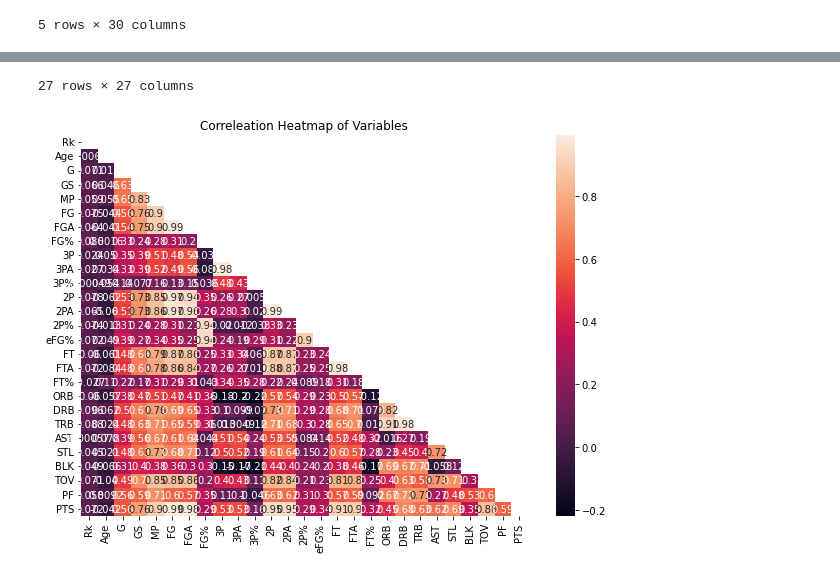
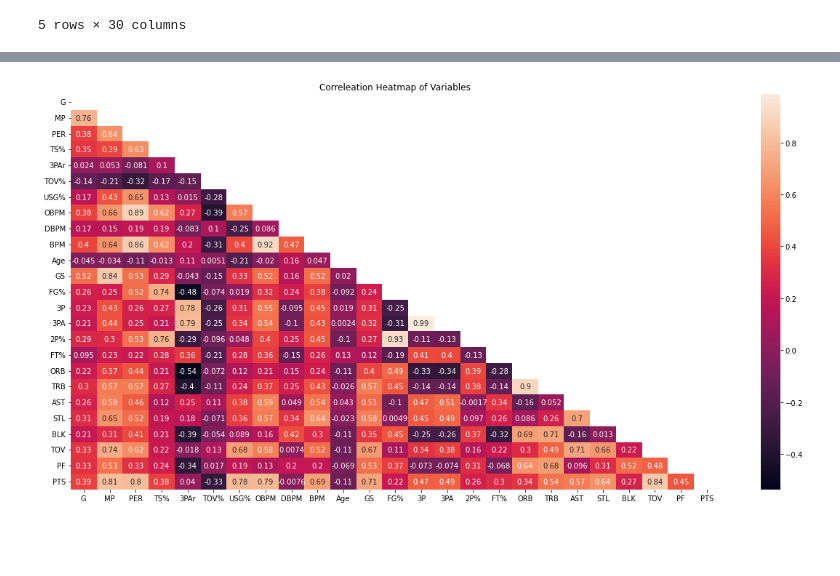
Before and after one commit to dtong136/nba-positions-project, a Jupyter notebook: NBApositionsEDA.ipynb, the cells around one changed output, grey strips where cells are left out. Drawn from its saved outputs; the diff is of its cells as text; code cells hidden in the pictures; blank space fills up the shorter version.

```diff
--- a/NBApositionsEDA.ipynb
+++ b/NBApositionsEDA.ipynb
@@ -145,0 +82,3 @@ dtype: int64
+# %%
+#I notice 'Unnamed' columns, so I will drop those
+df_2000s.drop(df_2000s.columns[df_2000s.columns.str.contains('Unnamed', case=False)], axis=1, inplace=True)
@@ -188,0 +153,6 @@ per_game_2000s_df.groupby('Pos').mean()
+# %%
+#The null values in the '3P%' feature are a result of a player not attempting a single 3 pointer in any of these 3 seasons.
+#Before dealing with those null values, I'm going to filter the group by adding a minimum for minutes played (MP) in a season.
+df_2000s = df_2000s.loc[df_2000s['MP'] > 300]
+print(df_2000s.isna().sum())
+df_2000s.describe()
@@ -188,0 +212,4 @@ per_game_2000s_df.groupby('Pos').mean()
+# %%
+#It appears that nearly every single guard (PG/SG) in our dataset has at least attempted one 3 pointer. The only players that haven't have mostly been Cs and some PFs
+#Given this information, I think that it's best to drop the '3P%' column and just use 3PA as the 0 attempts may prove to be valuable for my model
+df_2000s = df_2000s.drop(columns=['3P%'], axis=1)
@@ -188,0 +231,6 @@ per_game_2000s_df.groupby('Pos').mean()
+# %%
+#Some players are listed as having two positions. For simplicity, I will convert them to one singular and primary position. That will be the first position before the '-'
+position = ['PG-SG', 'SF-SG', 'SF-PF', 'PF-SF', 'C-PF', 'SG-PG']
+prim_pos = ['PG', 'SF', 'SF', 'PF', 'C', 'SG']
+
+df_2000s['Pos'] = df_2000s['Pos'].replace(position, prim_pos)
@@ -189,7 +267,9 @@ per_game_2000s_df.groupby('Pos').mean()
 # %%
+import seaborn as sns
+
 #making price the target variable
-X = per_game_2000s_df.drop('Pos', axis=1)
-y = per_game_2000s_df['Pos']
+X = df_2000s.drop('Pos', axis=1)
+y = df_2000s['Pos']
 
 #heatmap to show multicollinearity
 heatmap_df = pd.concat([y, X], axis=1)
@@ -199,7 +279,7 @@ corr = heatmap_df.corr()
 import matplotlib.pyplot as plt
 import seaborn as sns
 
-fig, ax = plt.subplots(figsize = (10,7))
+fig, ax = plt.subplots(figsize = (20,10))
 
 sns.heatmap(
     data = corr,
@@ -230,2 +293 @@ ax.set_title('Correleation Heatmap of Variables');
-27 rows × 27 columns
-[figure, old version]
+[figure, new version]
```
Also changed, not shown: parts of 22 cells of this notebook, 8 other files.
